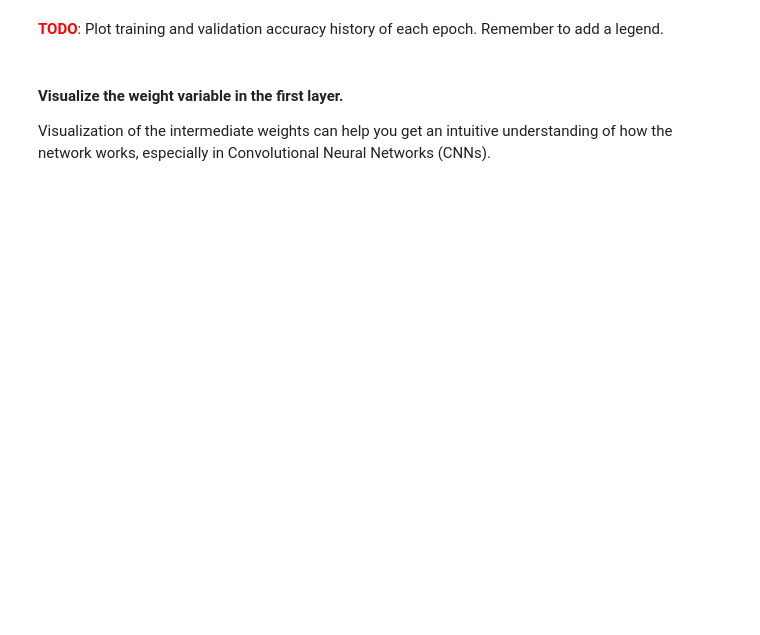
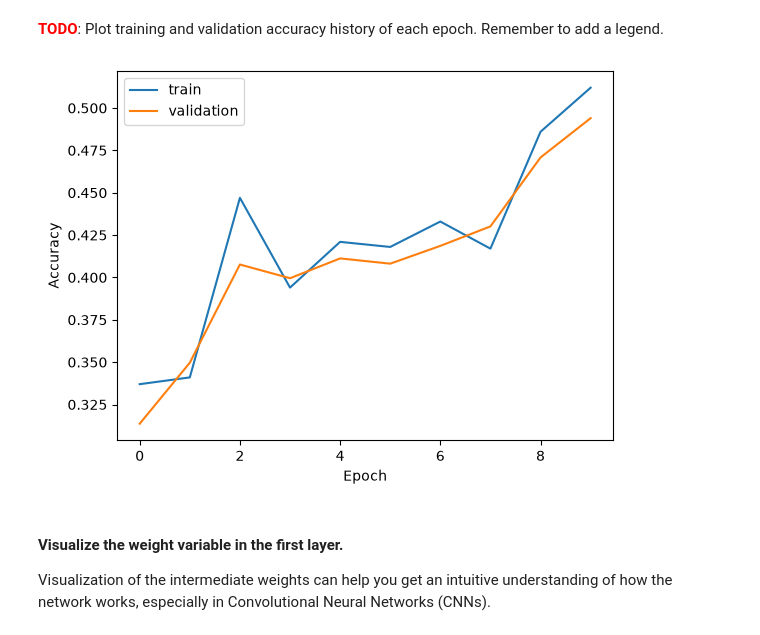
Before and after one commit to dextroy01/e4040-2025fall-assign1-dfa2121, a Jupyter notebook: task2-mlp_numpy.ipynb, the cells around one changed output. Drawn from its saved outputs; the diff is of its cells as text; code cells hidden in the pictures; blank space fills up the shorter version.

```diff
--- a/task2-mlp_numpy.ipynb
+++ b/task2-mlp_numpy.ipynb
@@ -743,13 +808,22 @@ test(model, X_test, y_test)
 # %%
 ## TODO: plot the accuracy history
 ############################################################################
 ############################################################################
 #                         START OF YOUR CODE                               #
 ############################################################################
 
+plt.plot(train_acc_hist, label='train')
+plt.plot(val_acc_hist, label='validation')
+plt.xlabel('Epoch')
+plt.ylabel('Accuracy')
+plt.legend()
+plt.show()
+
 ############################################################################
 #                          END OF YOUR CODE                                #
 ############################################################################
+# %% [output]
+[figure, added]
 # %% [markdown]
 #### Visualize the weight variable in the first layer.
 
```
Also changed, not shown: parts of 20 cells of this notebook, 11 other files.
